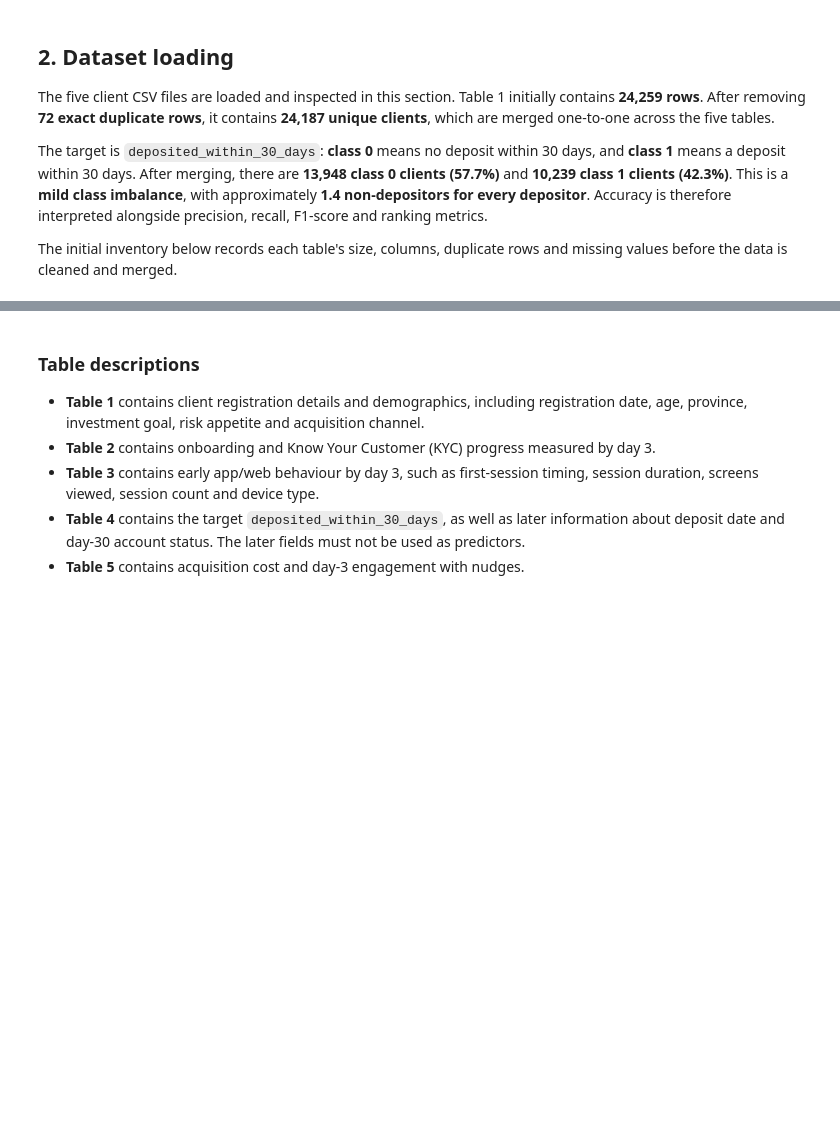
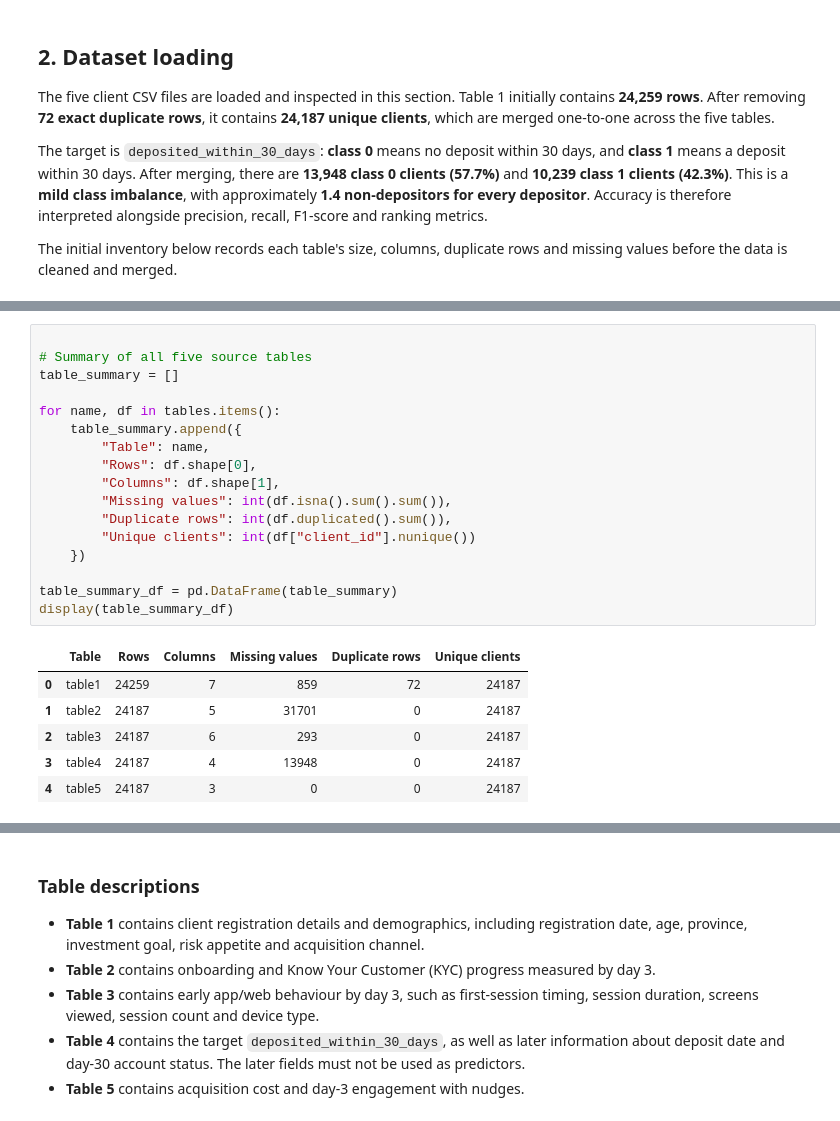
Before and after one commit to Naphakade/-stadioequities-activation-prediction-, a Jupyter notebook: SS3_PartB.ipynb, the cells around one changed output, grey strips where cells are left out. Saved outputs shown, nothing was run; the diff lists cells and outputs as text; blank space fills up the shorter version.

```diff
--- a/SS3_PartB.ipynb
+++ b/SS3_PartB.ipynb
@@ -191,0 +200,24 @@ Repeated client_id values: 0
+# %%
+
+# Summary of all five source tables
+table_summary = []
+
+for name, df in tables.items():
+    table_summary.append({
+        "Table": name,
+        "Rows": df.shape[0],
+        "Columns": df.shape[1],
+        "Missing values": int(df.isna().sum().sum()),
+        "Duplicate rows": int(df.duplicated().sum()),
+        "Unique clients": int(df["client_id"].nunique())
+    })
+
+table_summary_df = pd.DataFrame(table_summary)
+display(table_summary_df)
+# %% [output]
+|  | Table | Rows | Columns | Missing values | Duplicate rows | Unique clients |
+| 0 | table1 | 24259 | 7 | 859 | 72 | 24187 |
+| 1 | table2 | 24187 | 5 | 31701 | 0 | 24187 |
+| 2 | table3 | 24187 | 6 | 293 | 0 | 24187 |
+| 3 | table4 | 24187 | 4 | 13948 | 0 | 24187 |
+| 4 | table5 | 24187 | 3 | 0 | 0 | 24187 |
```
Also changed, not shown: parts of 7 cells of this notebook.
